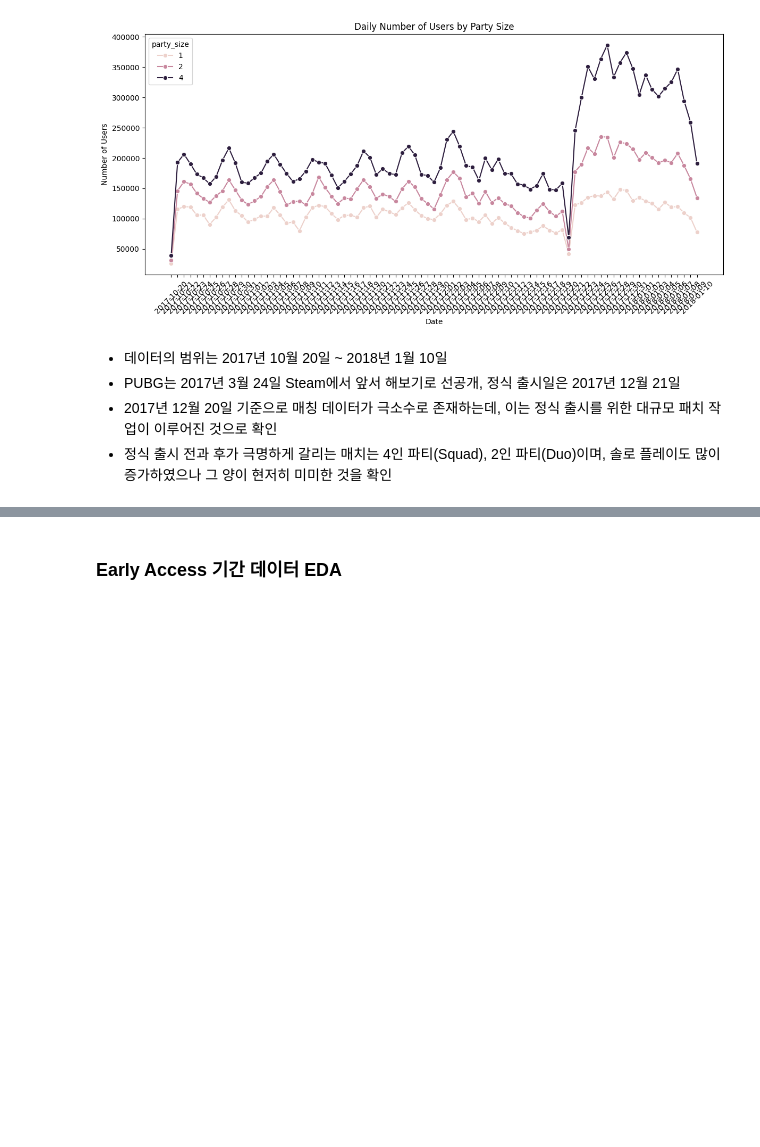
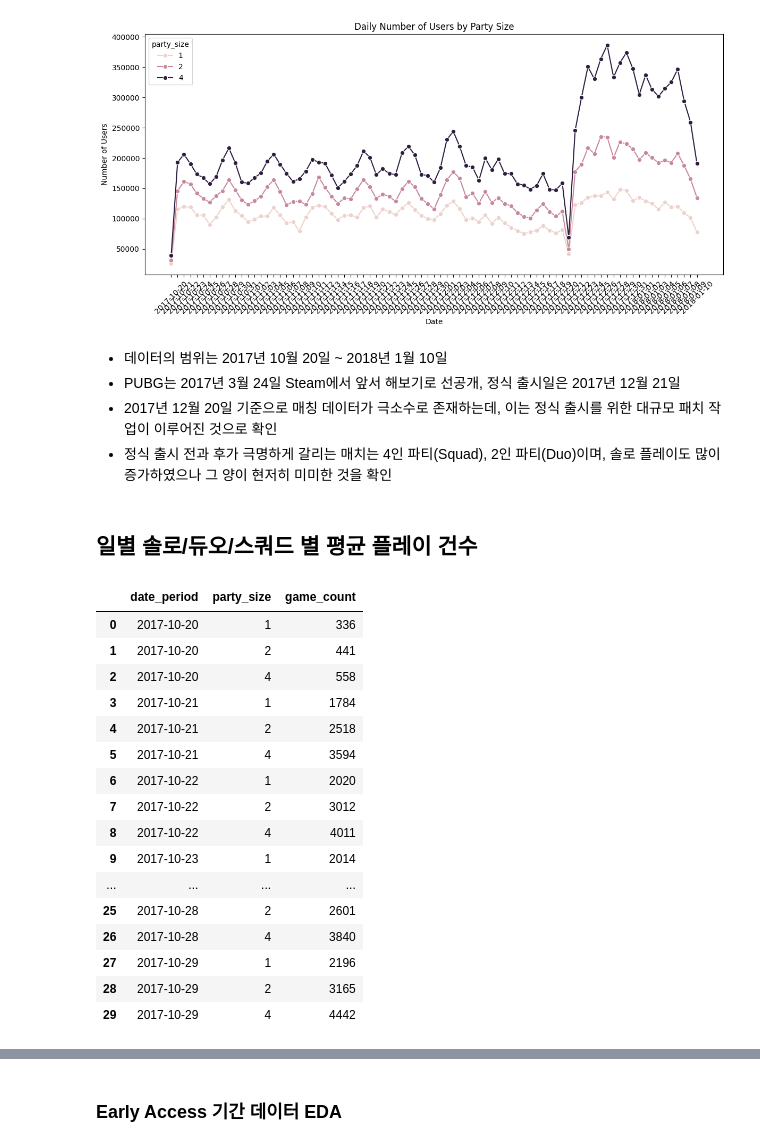
Before and after one commit to saeraniren/PUBG_Match_Deaths_and_Statistics, a Jupyter notebook: main.ipynb, the cells around one changed output, grey strips where cells are left out. Cells and saved outputs as stored; diff of their text form; code cells hidden in the pictures; blank space fills up the shorter version.

```diff
--- a/main.ipynb
+++ b/main.ipynb
@@ -416,3 +416,33 @@ plt.show()
 - 정식 출시 전과 후가 극명하게 갈리는 매치는 4인 파티(Squad), 2인 파티(Duo)이며, 솔로 플레이도 많이 증가하였으나 그 양이 현저히 미미한 것을 확인
 # %%
 del pdf
+# %% [markdown]
+## **일별 솔로/듀오/스쿼드 별 평균 플레이 건수**
+# %%
+# 데이터 일자 변환
+df_formatted = df.withColumn("date_period", date_format(col("date"), "yyyy-MM-dd"))
+
+# 일별, 파티 사이즈별 유저 수 집계
+df_daily = df_formatted.groupBy(["date_period", "party_size"]).agg(
+    countDistinct("match_id").alias("game_count")).orderBy(["date_period", "party_size"])
+
+# 데이터 확인
+df_daily.limit(30).toPandas()
+# %% [output]
+|  | date_period | party_size | game_count |
+| 0 | 2017-10-20 | 1 | 336 |
+| 1 | 2017-10-20 | 2 | 441 |
+| 2 | 2017-10-20 | 4 | 558 |
+| 3 | 2017-10-21 | 1 | 1784 |
+| 4 | 2017-10-21 | 2 | 2518 |
+| 5 | 2017-10-21 | 4 | 3594 |
+| 6 | 2017-10-22 | 1 | 2020 |
+| 7 | 2017-10-22 | 2 | 3012 |
+| 8 | 2017-10-22 | 4 | 4011 |
+| 9 | 2017-10-23 | 1 | 2014 |
+| ... | ... | ... | ... |
+| 25 | 2017-10-28 | 2 | 2601 |
+| 26 | 2017-10-28 | 4 | 3840 |
+| 27 | 2017-10-29 | 1 | 2196 |
+| 28 | 2017-10-29 | 2 | 3165 |
+| 29 | 2017-10-29 | 4 | 4442 |
```
Also changed, not shown: parts of 16 cells of this notebook.
